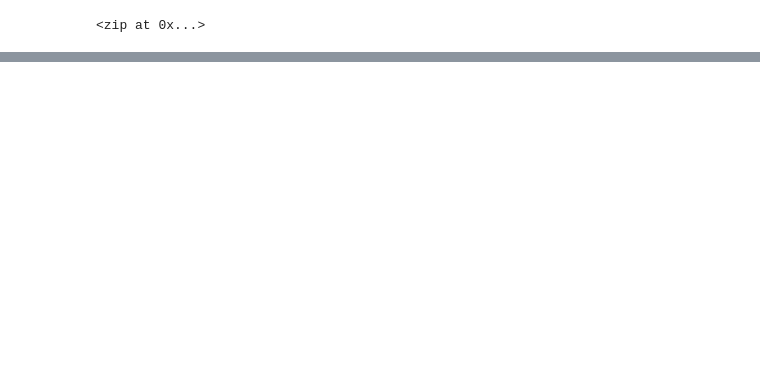
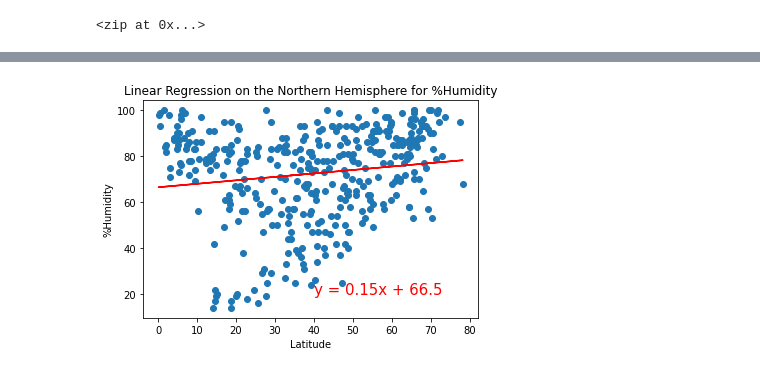
Before and after one commit to bratrudb/World_Weather_Analysis, a Jupyter notebook: WeatherPy.ipynb, the cells around one changed output, grey strips where cells are left out. Cells and saved outputs as stored; diff of their text form; code cells hidden in the pictures; blank space fills up the shorter version.

```diff
--- a/WeatherPy.ipynb
+++ b/WeatherPy.ipynb
@@ -204,0 +326,11 @@ plt.show()
+# %%
+# Linear regression on the Northern Hemisphere
+x_values = northern_hemi_df["Lat"]
+y_values = northern_hemi_df["Humidity"]
+title = "Linear Regression on the Northern Hemisphere for %Humidity"
+y_label = "%Humidity"
+text_coordinates = (40,20)
+# Call the function.
+plot_linear_regression(x_values, y_values, title, y_label, text_coordinates)
+# %% [output]
+[figure, added]
```
Also changed, not shown: parts of 29 cells of this notebook, 7 other files.
